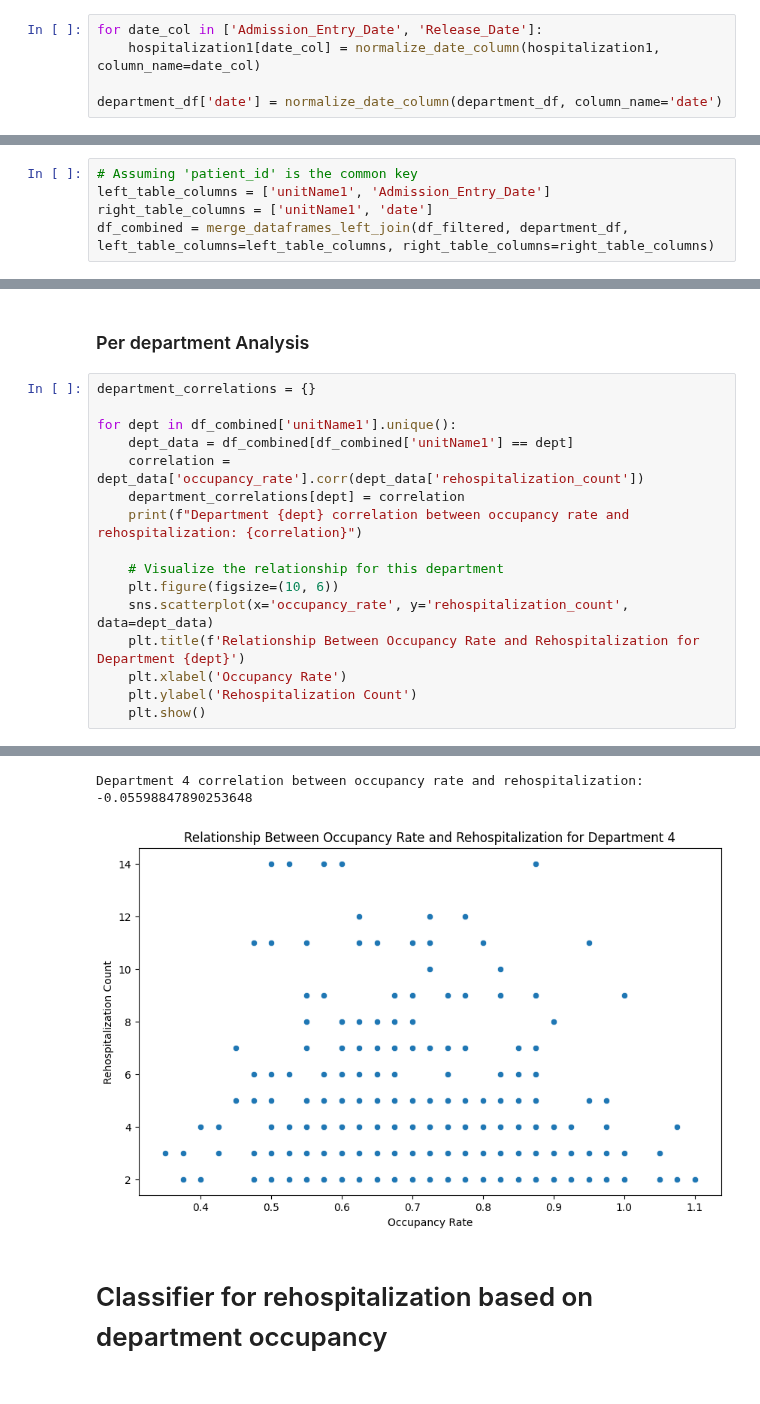
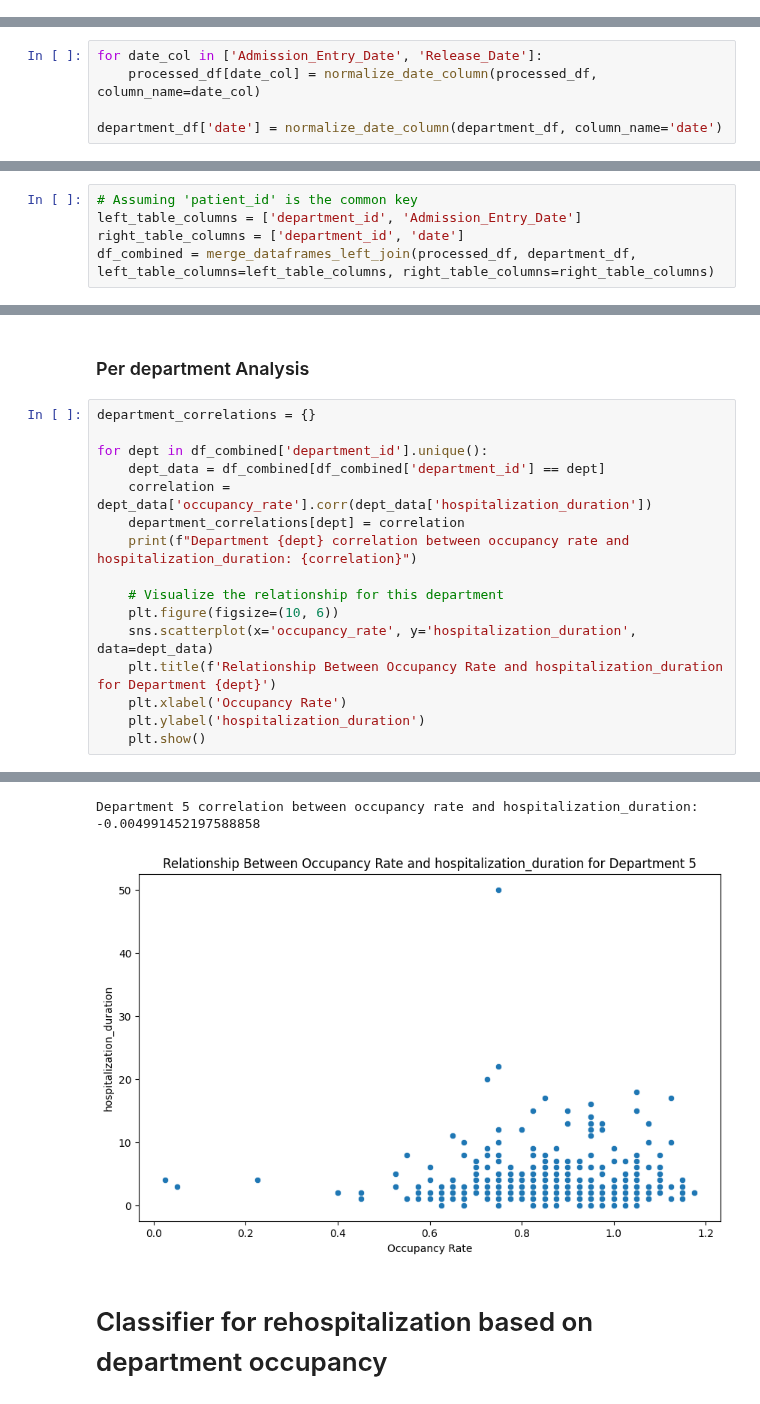
Before and after one commit to RyanWri/data-science2-lab-final-project, a Jupyter notebook: src/team_1/team_1_results.ipynb, the cells around one changed output, grey strips where cells are left out. Drawn from its saved outputs; the diff is of its cells as text.

```diff
--- a/src/team_1/team_1_results.ipynb
+++ b/src/team_1/team_1_results.ipynb
@@ -190,11 +192,6 @@ hospitalization1.head()
 | 2 | 863707 | 2 | 6755794 | 2023-05-15 04:21:09.137 | 2023-05-15 15:59:00 | דחוף | ... |
 | 3 | 884200 | 3 | 6964052 | 2023-07-27 08:16:48.640 | 2023-07-28 17:34:00 | דחוף | ... |
 | 4 | 936226 | 4 | 7023187 | 2023-08-20 19:44:35.410 | 2023-08-21 15:47:00 | דחוף | ... |
-# %%
-for date_col in ['Admission_Entry_Date', 'Release_Date']:
-    hospitalization1[date_col] = normalize_date_column(hospitalization1, column_name=date_col)
-
-department_df['date'] = normalize_date_column(department_df, column_name='date')
 # %% [markdown]
 ## Append hospitalization status to each patient
 
@@ -233,0 +210,5 @@ df_filtered.head()
+# %%
+for date_col in ['Admission_Entry_Date', 'Release_Date']:
+    processed_df[date_col] = normalize_date_column(processed_df, column_name=date_col)
+
+department_df['date'] = normalize_date_column(department_df, column_name='date')
@@ -235,9 +227,9 @@ df_filtered.head()
 # Left join Dataframes on department and date
 # %%
 # Assuming 'patient_id' is the common key
-left_table_columns = ['unitName1', 'Admission_Entry_Date']
-right_table_columns = ['unitName1', 'date']
-df_combined = merge_dataframes_left_join(df_filtered, department_df, left_table_columns=left_table_columns, right_table_columns=right_table_columns)
+left_table_columns = ['department_id', 'Admission_Entry_Date']
+right_table_columns = ['department_id', 'date']
+df_combined = merge_dataframes_left_join(processed_df, department_df, left_table_columns=left_table_columns, right_table_columns=right_table_columns)
 # %%
 df_combined.head()
 # %% [output]
@@ -271,17 +248,17 @@ plt.show()
 # %%
 department_correlations = {}
 
-for dept in df_combined['unitName1'].unique():
-    dept_data = df_combined[df_combined['unitName1'] == dept]
-    correlation = dept_data['occupancy_rate'].corr(dept_data['rehospitalization_count'])
+for dept in df_combined['department_id'].unique():
+    dept_data = df_combined[df_combined['department_id'] == dept]
+    correlation = dept_data['occupancy_rate'].corr(dept_data['hospitalization_duration'])
     department_correlations[dept] = correlation
-    print(f"Department {dept} correlation between occupancy rate and rehospitalization: {correlation}")
+    print(f"Department {dept} correlation between occupancy rate and hospitalization_duration: {correlation}")
 
     # Visualize the relationship for this department
     plt.figure(figsize=(10, 6))
-    sns.scatterplot(x='occupancy_rate', y='rehospitalization_count', data=dept_data)
-    plt.title(f'Relationship Between Occupancy Rate and Rehospitalization for Department {dept}')
+    sns.scatterplot(x='occupancy_rate', y='hospitalization_duration', data=dept_data)
+    plt.title(f'Relationship Between Occupancy Rate and hospitalization_duration for Department {dept}')
     plt.xlabel('Occupancy Rate')
-    plt.ylabel('Rehospitalization Count')
+    plt.ylabel('hospitalization_duration')
     plt.show()
 # %% [output]
@@ -296,5 +273,5 @@ Department 5 correlation between occupancy rate and rehospitalization: 0.0138815
-Department 4 correlation between occupancy rate and rehospitalization: -0.05598847890253648
+Department 5 correlation between occupancy rate and hospitalization_duration: -0.004991452197588858
-[figure, old version]
+[figure, new version]
 # %% [markdown]
 # Classifier for rehospitalization based on department occupancy
 # %%
```
Also changed, not shown: parts of 12 cells of this notebook, 3 other files.
